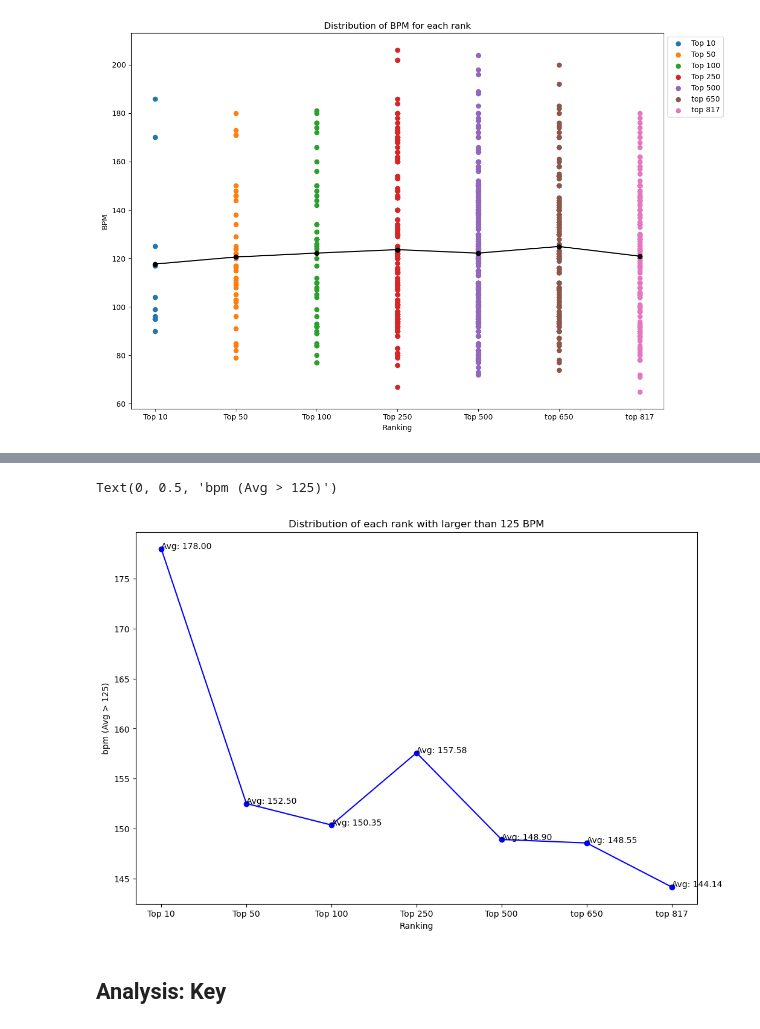
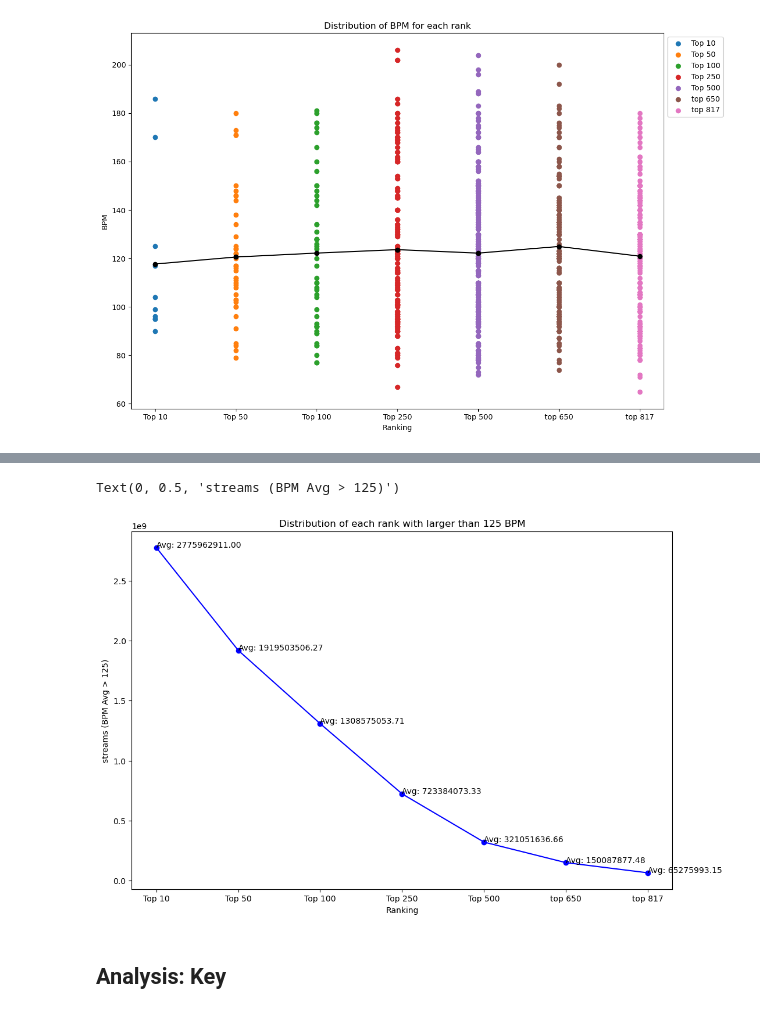
Before and after one commit to low122/Spotify-music-trend, a Jupyter notebook: spotifyAnalysis.ipynb, the cells around one changed output, grey strips where cells are left out. Cells and saved outputs as stored; diff of their text form; code cells hidden in the pictures.

```diff
--- a/spotifyAnalysis.ipynb
+++ b/spotifyAnalysis.ipynb
@@ -838,24 +895,24 @@ top_250_songs[top_250_songs['bpm'] > 125]['bpm'].mean()
 # %%
 # See which rank reached average 149.5 like top 10 songs
 avg_above_125 = []
 
 plt.figure(figsize = (12, 8))
 
 
 for df in rank_songs:
-    avg_above_125.append(df[df['bpm'] > 125]['bpm'].mean())
+    avg_above_125.append(df[(df['bpm'] <= 110) & (df['bpm'] >= 90)]['streams'].mean())
 
 plt.plot(labels, avg_above_125, color = 'blue', marker = 'o')
 
 for i, avg in enumerate(avg_above_125):
     plt.text(i, avg, f'Avg: {avg:.2f}', fontsize = 10)
 
 plt.title('Distribution of each rank with larger than 125 BPM')
 plt.xlabel('Ranking')
-plt.ylabel('bpm (Avg > 125)')
+plt.ylabel('streams (BPM Avg > 125)')
 # %% [output]
-Text(0, 0.5, 'bpm (Avg > 125)')
+Text(0, 0.5, 'streams (BPM Avg > 125)')
-[figure, old version]
+[figure, new version]
 # %% [markdown]
 **Analysis: Key**
 -
```
Also changed, not shown: parts of 32 cells of this notebook.
